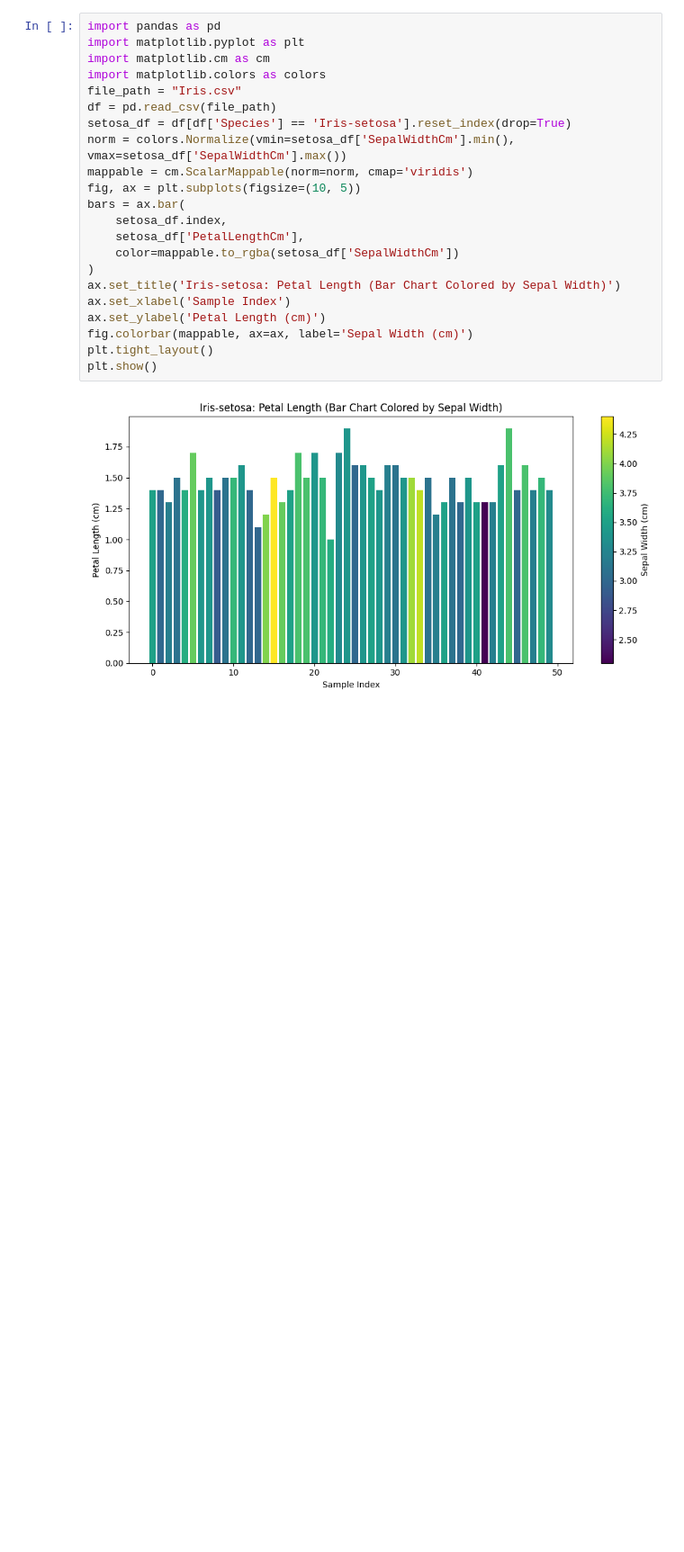
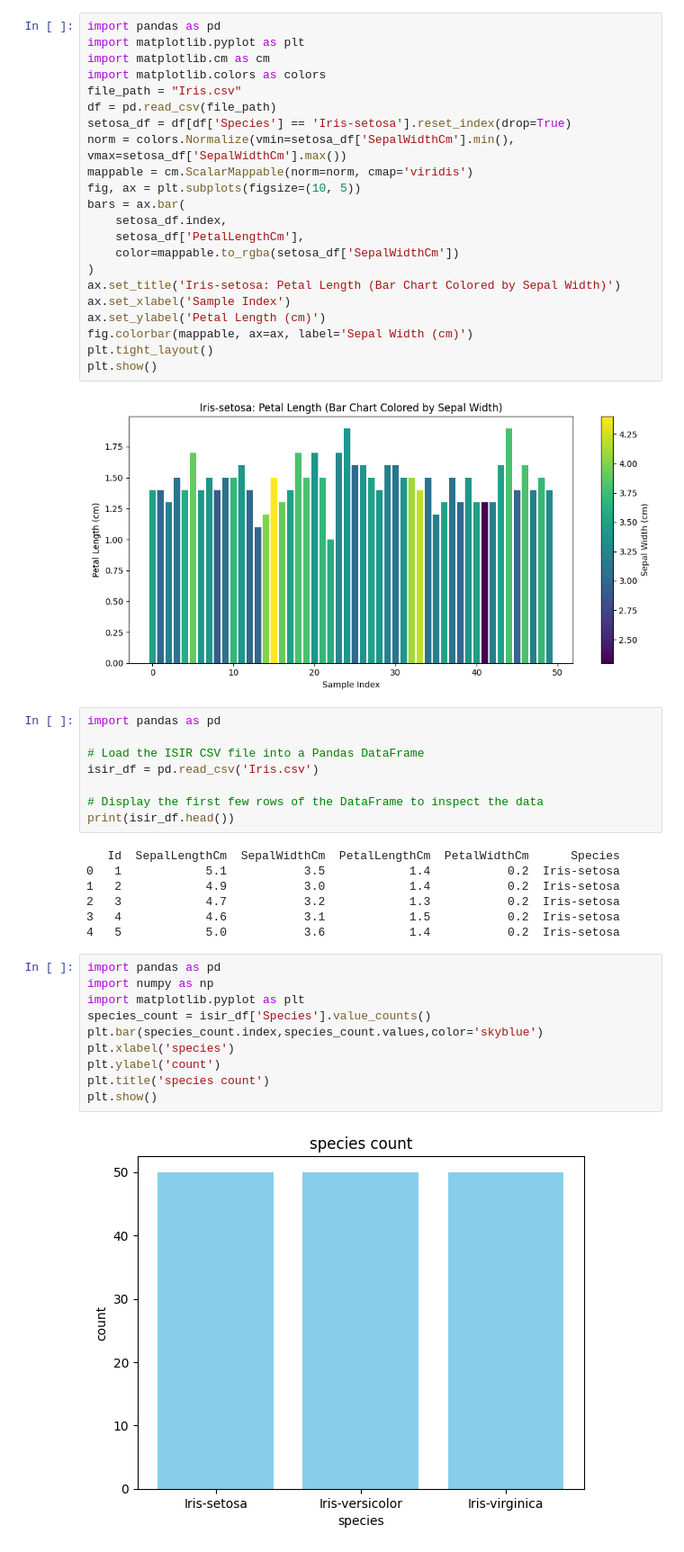
Before and after one commit to Nohan28/aiml, a Jupyter notebook: nohan23CS028.ipynb, the cells around one changed output. Shown at 90% size. Drawn from its saved outputs; the diff is of its cells as text; blank space fills up the shorter version.

```diff
--- a/nohan23CS028.ipynb
+++ b/nohan23CS028.ipynb
@@ -886,3 +886,30 @@ plt.tight_layout()
 plt.show()
 # %% [output]
 [figure]
+# %%
+import pandas as pd
+
+# Load the ISIR CSV file into a Pandas DataFrame
+isir_df = pd.read_csv('Iris.csv')
+
+# Display the first few rows of the DataFrame to inspect the data
+print(isir_df.head())
+# %% [output]
+   Id  SepalLengthCm  SepalWidthCm  PetalLengthCm  PetalWidthCm      Species
+0   1            5.1           3.5            1.4           0.2  Iris-setosa
+1   2            4.9           3.0            1.4           0.2  Iris-setosa
+2   3            4.7           3.2            1.3           0.2  Iris-setosa
+3   4            4.6           3.1            1.5           0.2  Iris-setosa
+4   5            5.0           3.6            1.4           0.2  Iris-setosa
+# %%
+import pandas as pd
+import numpy as np
+import matplotlib.pyplot as plt
+species_count = isir_df['Species'].value_counts()
+plt.bar(species_count.index,species_count.values,color='skyblue')
+plt.xlabel('species')
+plt.ylabel('count')
+plt.title('species count')
+plt.show()
+# %% [output]
+[figure, added]
```
Also changed, not shown: parts of 3 cells of this notebook.
